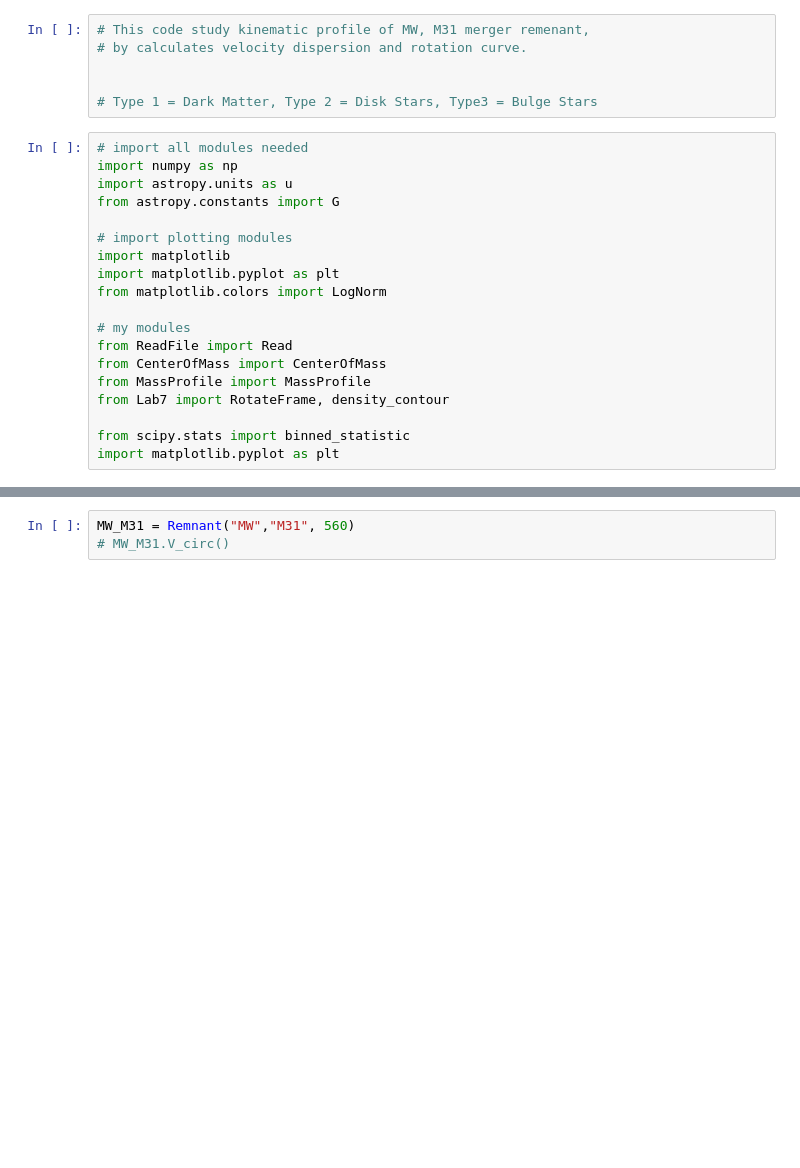
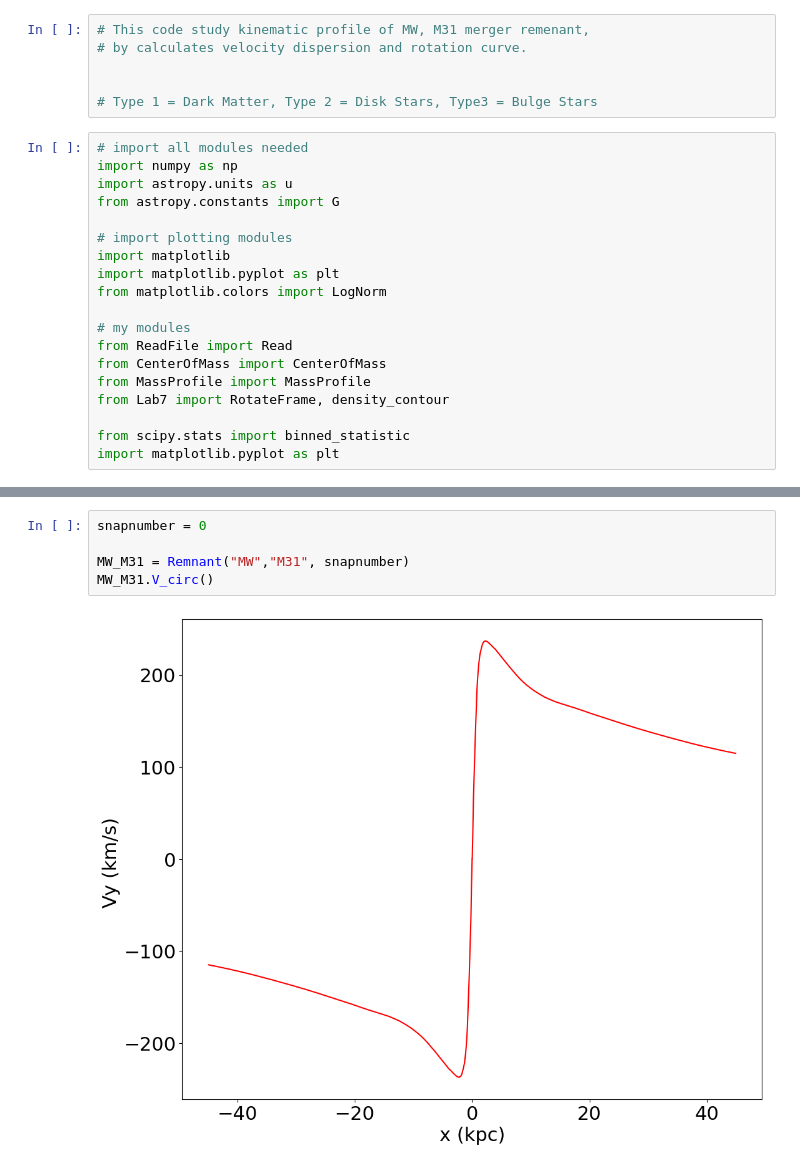
Before and after one commit to hina18201716/astr400b-25s, a Jupyter notebook: ra/ResearchAssignment.ipynb, the cells around one changed output, grey strips where cells are left out. Drawn from its saved outputs; the diff is of its cells as text; blank space fills up the shorter version.

```diff
--- a/ra/ResearchAssignment.ipynb
+++ b/ra/ResearchAssignment.ipynb
@@ -263,7 +267,11 @@ class Remnant:
 
         return v_max / sigma
 # %%
-MW_M31 = Remnant("MW","M31", 560)
-# MW_M31.V_circ()
+snapnumber = 0
+
+MW_M31 = Remnant("MW","M31", snapnumber)
+MW_M31.V_circ()
+# %% [output]
+[figure, added]
 # %%
 MW_M31.RotateAxis()
```
Also changed, not shown: parts of 4 cells of this notebook, 6 other files.
